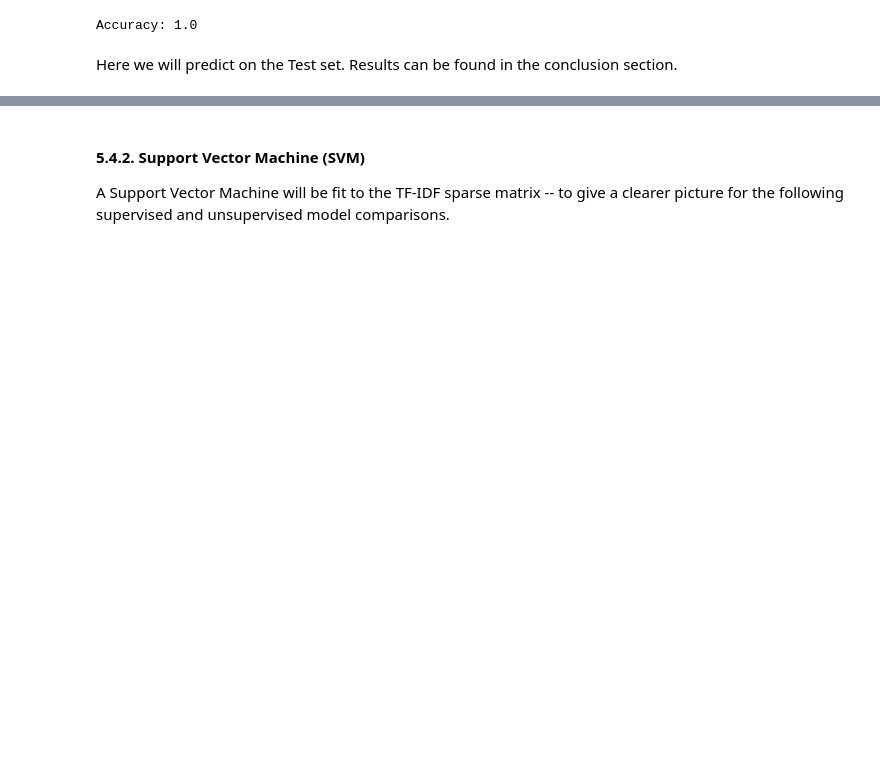
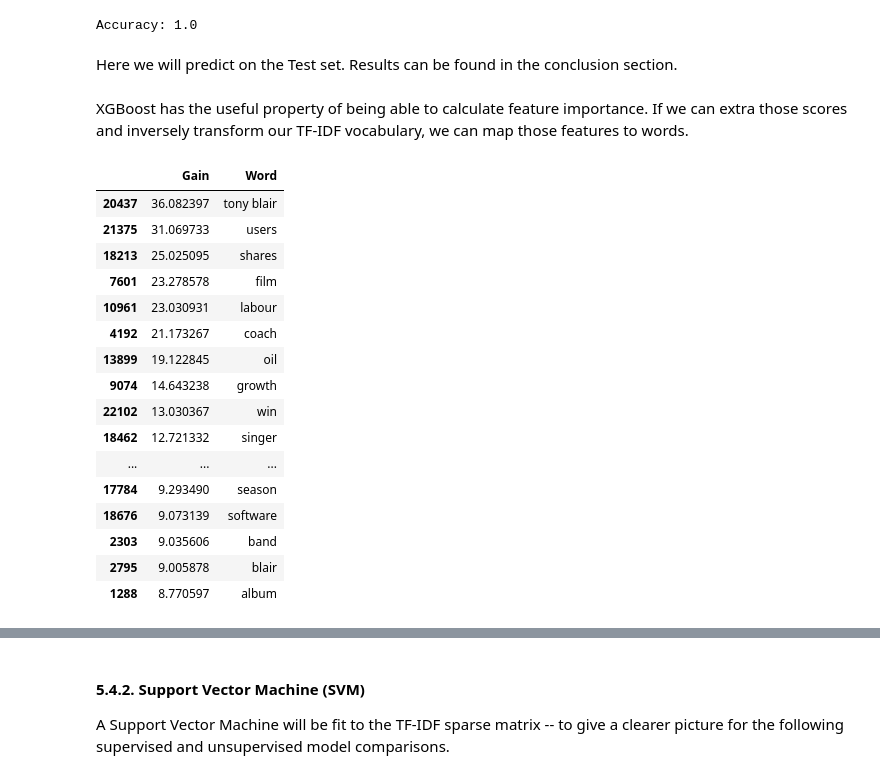
Before and after one commit to chill0121/News_Article_Matrix_Factorization, a Jupyter notebook: BBC_News_Classification.ipynb, the cells around one changed output, grey strips where cells are left out. Drawn from its saved outputs; the diff is of its cells as text; code cells hidden in the pictures; blank space fills up the shorter version.

```diff
--- a/BBC_News_Classification.ipynb
+++ b/BBC_News_Classification.ipynb
@@ -1165,3 +1239,35 @@ X_test['y_pred_xgb'] = y_pred_xgb
 X_test['Category'] = X_test['y_pred_xgb'].map(labels_test)
 # Output test results for kaggle submission scoring.
 X_test[['ArticleId', 'Category']].to_csv(current_wdir + f'/Models/XGB/X_test_Submission_XGB.csv', index = False)
+# %% [markdown]
+XGBoost has the useful property of being able to calculate feature importance. If we can extra those scores and inversely transform our TF-IDF vocabulary, we can map those features to words.
+# %%
+# Extract feature importance from XGB object.
+feat_imp = mod_xgb.get_booster().get_score(importance_type = 'gain')
+feat_imp_df = pd.DataFrame(data = feat_imp.values(), index = feat_imp.keys(), columns = ['Gain'])
+# Remove f from index so we can index tfidf features.
+feat_imp_df.index = feat_imp_df.index.str.strip('f')
+# Extract feature mapping from tfidf.
+tfidf_feature_map = tfidf.get_feature_names_out()
+# Take index from XGB and index tfidf features.
+feat_imp_df['Word'] = tfidf_feature_map[feat_imp_df.index.astype(int)]
+feat_imp_df = feat_imp_df.sort_values(by = 'Gain', ascending = False)
+feat_imp_df.iloc[0:25]
+# %% [output]
+|  | Gain | Word |
+| 20437 | 36.082397 | tony blair |
+| 21375 | 31.069733 | users |
+| 18213 | 25.025095 | shares |
+| 7601 | 23.278578 | film |
+| 10961 | 23.030931 | labour |
+| 4192 | 21.173267 | coach |
+| 13899 | 19.122845 | oil |
+| 9074 | 14.643238 | growth |
+| 22102 | 13.030367 | win |
+| 18462 | 12.721332 | singer |
+| ... | ... | ... |
+| 17784 | 9.293490 | season |
+| 18676 | 9.073139 | software |
+| 2303 | 9.035606 | band |
+| 2795 | 9.005878 | blair |
+| 1288 | 8.770597 | album |
```
Also changed, not shown: parts of 34 cells of this notebook, 7 other files.
